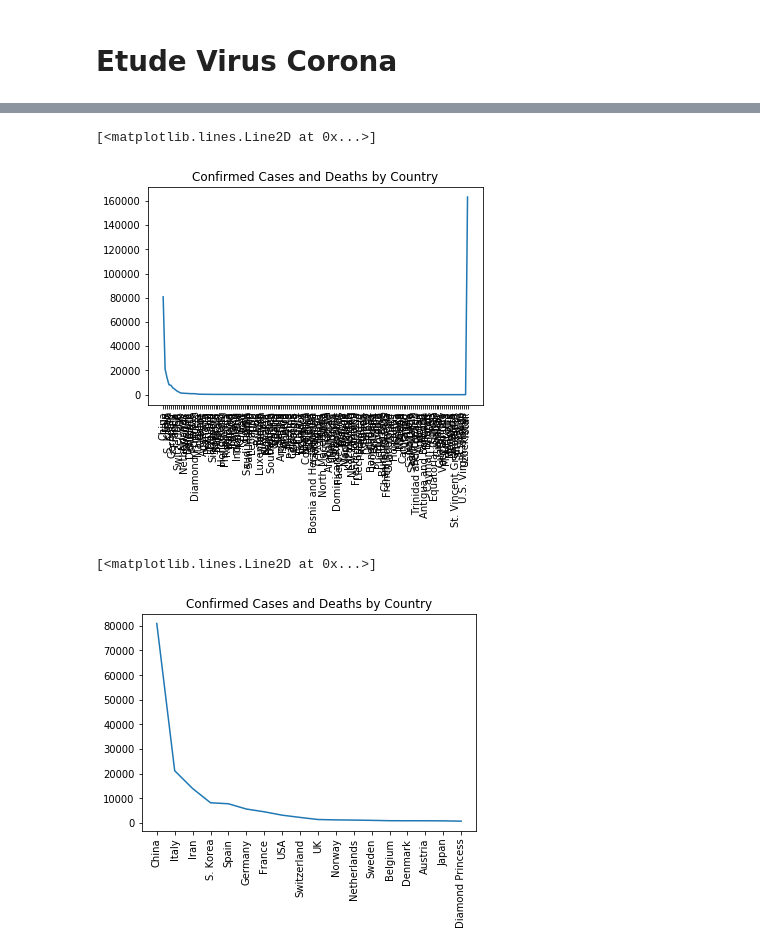
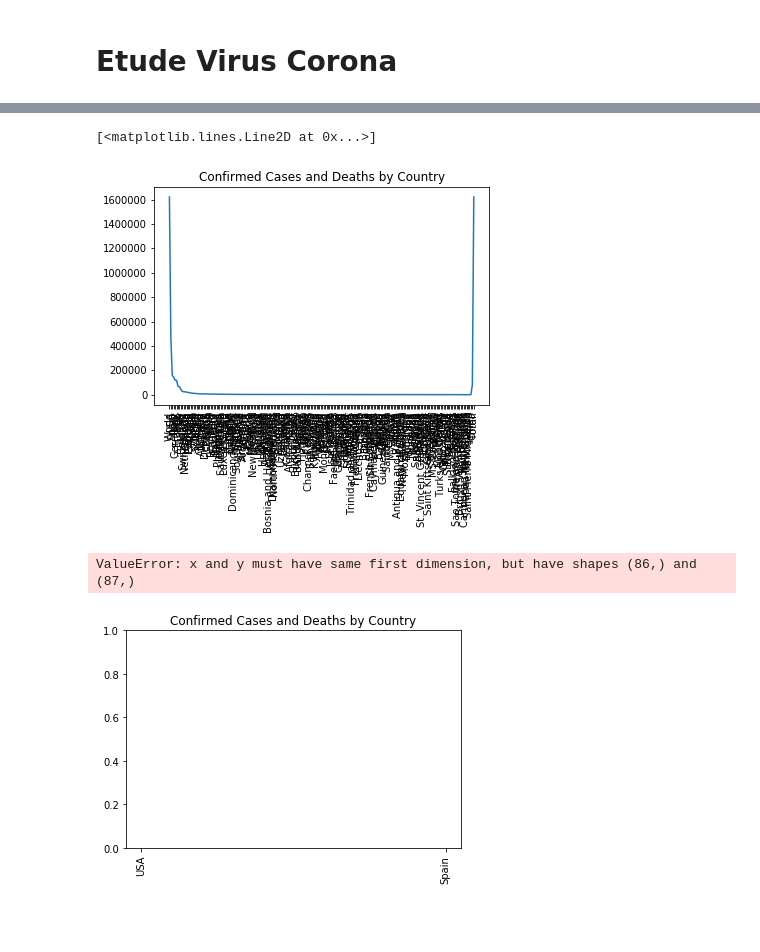
Before and after one commit to marcyves/COVID19-Python, a Jupyter notebook: coravirus.ipynb, the cells around one changed output, grey strips where cells are left out. Saved outputs shown, nothing was run; the diff lists cells and outputs as text; code cells hidden in the pictures; blank space fills up the shorter version.

```diff
--- a/coravirus.ipynb
+++ b/coravirus.ipynb
@@ -7,3 +7,17 @@ df = pd.read_html('https://www.worldometers.info/coronavirus/#countries')[0]
+# %%
+import pandas as pd
+import requests
+
+# Pretend to be a browser
+header = {
+  "User-Agent": "Mozilla/5.0 (X11; Linux x86_64) AppleWebKit/537.36 (KHTML, like Gecko) Chrome/50.0.2661.75 Safari/537.36",
+  "X-Requested-With": "XMLHttpRequest"
+}
+url = 'https://www.worldometers.info/coronavirus/#countries'
+
+r = requests.get(url, headers=header)
+
+df = pd.read_html(r.text)[0]
 # %%
 df
 # %% [output]
@@ -63,18 +69,19 @@ plt.xticks(rotation=90)
 plt.plot(df.Countries, df.TotalCases)
 # %% [output]
 [<matplotlib.lines.Line2D at 0x...>]
-[figure, old version]
+[figure, new version]
 # %%
 top50 = df['TotalCases'] > 500
 nototal = df['Countries'] != 'Total:'
+noworld = df['Countries'] != 'World'
 
 plt.figure()
 plt.title('Confirmed Cases and Deaths by Country')
 plt.xticks(rotation=90)
-plt.plot(df[top50 & nototal].Countries, df[top50 & nototal].TotalCases)
+plt.plot(df[top50 & nototal & noworld].Countries, df[top50 & nototal].TotalCases)
 # %% [output]
-[<matplotlib.lines.Line2D at 0x...>]
+ValueError: x and y must have same first dimension, but have shapes (86,) and (87,)
-[figure, old version]
+[figure, new version]
 # %%
 plt.figure()
 plt.title('Death Rates by Country')
```
Also changed, not shown: parts of 8 cells of this notebook, 2 other files.
